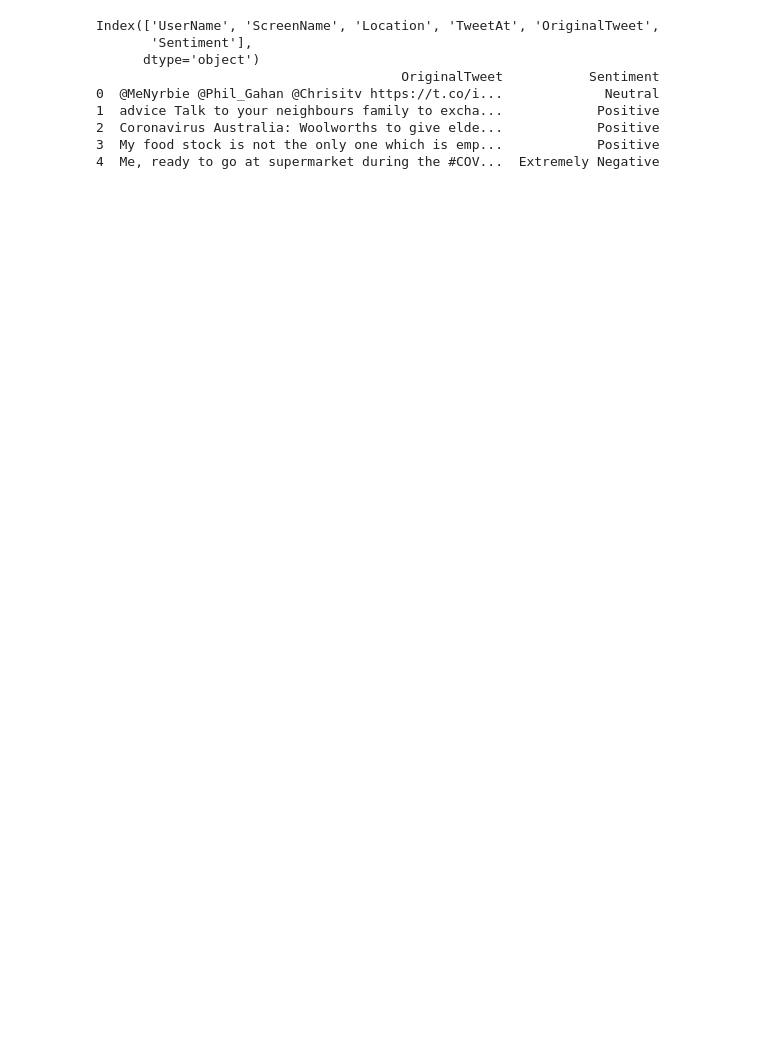
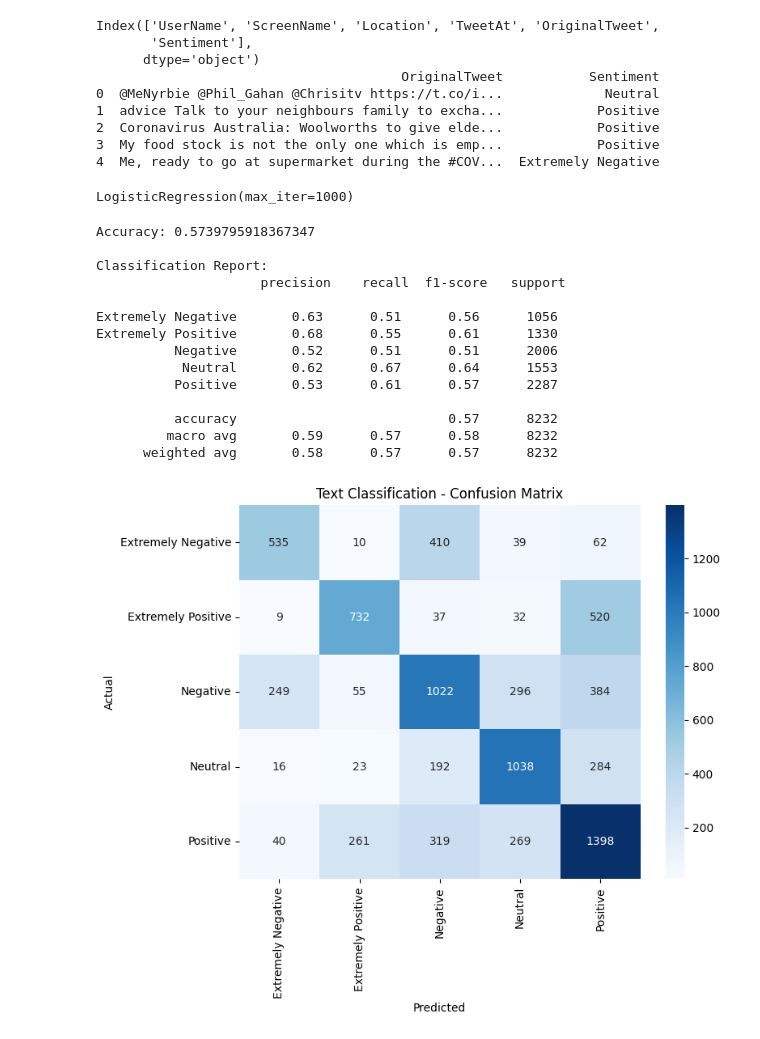
Before and after one commit to 1129Papadeb/NLP_Task7, a Jupyter notebook: Text Classfication/TextClassif.ipynb, the cells around one changed output. Cells and saved outputs as stored; diff of their text form; code cells hidden in the pictures; blank space fills up the shorter version.

Commit message:
Added Text Classification

```diff
--- a/Text Classfication/TextClassif.ipynb
+++ b/Text Classfication/TextClassif.ipynb
@@ -39,3 +39,57 @@ from sklearn.preprocessing import LabelEncoder
 
 le = LabelEncoder()
 df['label'] = le.fit_transform(df['Sentiment'])  # Converts 'Positive' → 2, etc.
+# %%
+from sklearn.model_selection import train_test_split
+
+X = df['clean_text']
+y = df['label']
+
+X_train, X_test, y_train, y_test = train_test_split(X, y, test_size=0.2, random_state=42)
+# %%
+from sklearn.feature_extraction.text import TfidfVectorizer
+
+vectorizer = TfidfVectorizer(max_features=5000)
+X_train_vec = vectorizer.fit_transform(X_train)
+X_test_vec = vectorizer.transform(X_test)
+# %%
+from sklearn.linear_model import LogisticRegression
+
+model = LogisticRegression(max_iter=1000)
+model.fit(X_train_vec, y_train)
+# %% [output]
+LogisticRegression(max_iter=1000)
+# %%
+from sklearn.metrics import accuracy_score, classification_report, confusion_matrix
+import matplotlib.pyplot as plt
+import seaborn as sns
+
+y_pred = model.predict(X_test_vec)
+
+print("Accuracy:", accuracy_score(y_test, y_pred))
+print("\nClassification Report:\n", classification_report(y_test, y_pred, target_names=le.classes_))
+
+# Plot confusion matrix
+cm = confusion_matrix(y_test, y_pred)
+plt.figure(figsize=(8, 6))
+sns.heatmap(cm, annot=True, fmt='d', cmap='Blues', xticklabels=le.classes_, yticklabels=le.classes_)
+plt.title("Text Classification - Confusion Matrix")
+plt.xlabel("Predicted")
+plt.ylabel("Actual")
+plt.show()
+# %% [output]
+Accuracy: 0.5739795918367347
+
+Classification Report:
+                     precision    recall  f1-score   support
+
+Extremely Negative       0.63      0.51      0.56      1056
+Extremely Positive       0.68      0.55      0.61      1330
+          Negative       0.52      0.51      0.51      2006
+           Neutral       0.62      0.67      0.64      1553
+          Positive       0.53      0.61      0.57      2287
+
+          accuracy                           0.57      8232
+         macro avg       0.59      0.57      0.58      8232
+      weighted avg       0.58      0.57      0.57      8232
+[figure, added]
```
